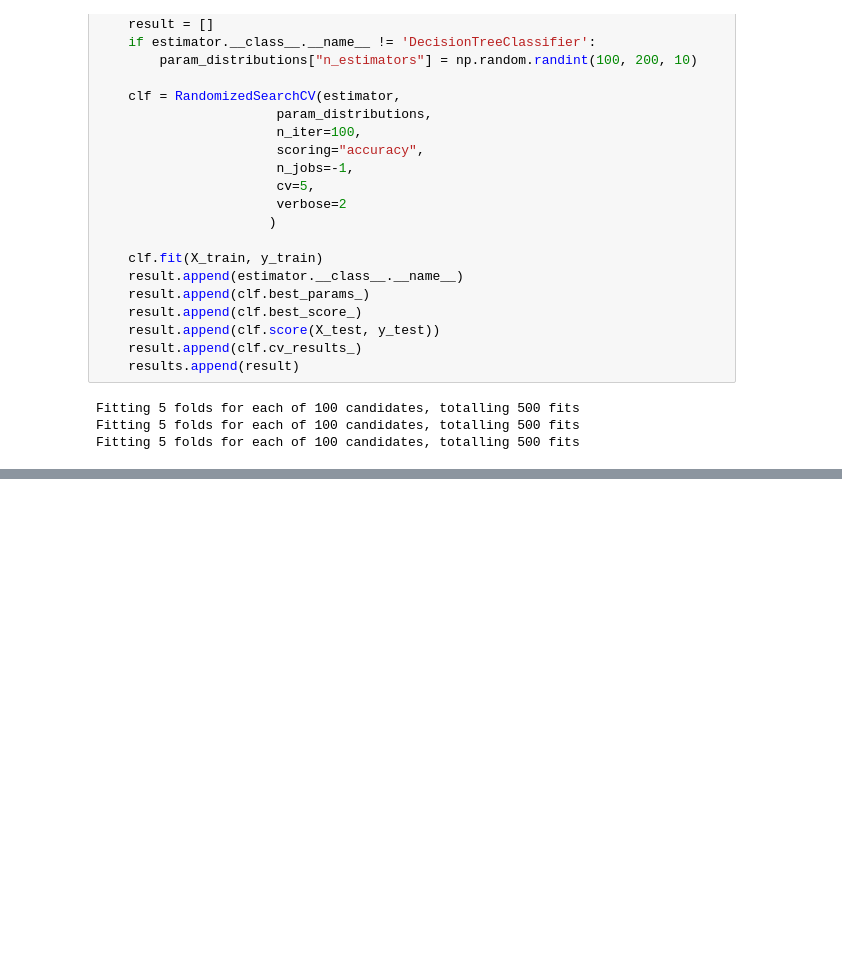
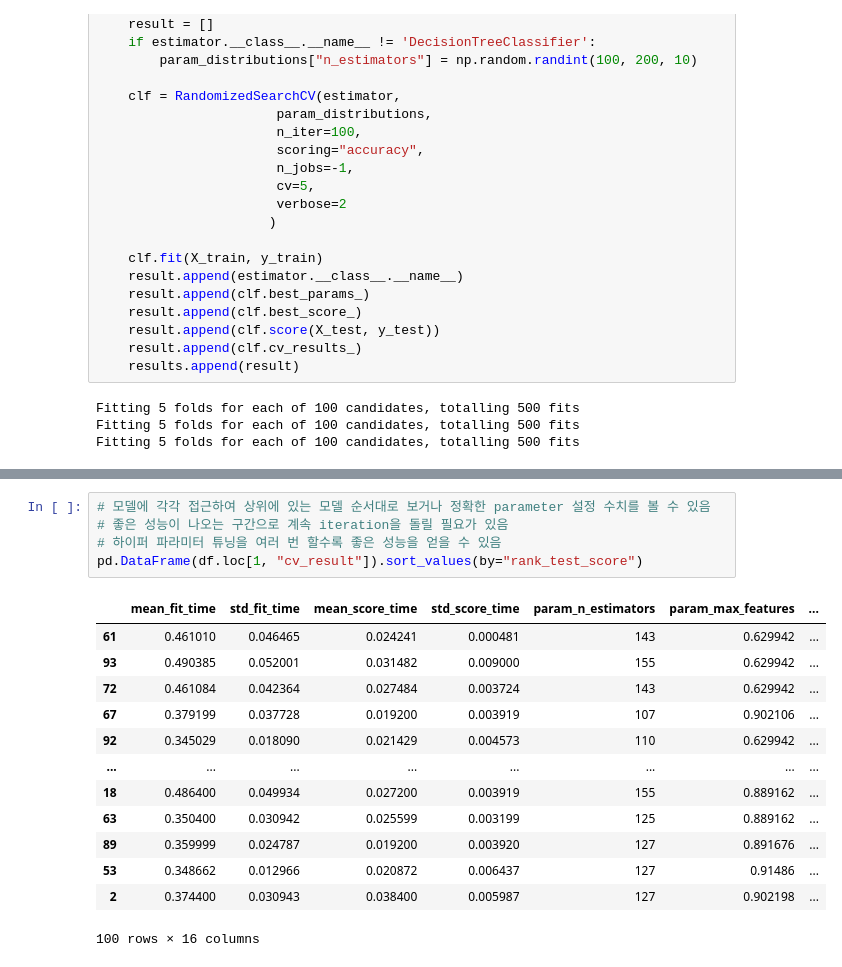
Before and after one commit to shinjangwoon/Kaggle, a Jupyter notebook: kaggle/Pima Indians/Pima Indians 모델과 파라미터 찾기.ipynb, the cells around one changed output, grey strips where cells are left out. Cells and saved outputs as stored; diff of their text form; blank space fills up the shorter version.

Commit message:
모델과 파라미터 찾기

```diff
--- a/kaggle/Pima Indians/Pima Indians 모델과 파라미터 찾기.ipynb
+++ b/kaggle/Pima Indians/Pima Indians 모델과 파라미터 찾기.ipynb
@@ -461,0 +466,19 @@
+# %%
+# 모델에 각각 접근하여 상위에 있는 모델 순서대로 보거나 정확한 parameter 설정 수치를 볼 수 있음
+# 좋은 성능이 나오는 구간으로 계속 iteration을 돌릴 필요가 있음
+# 하이퍼 파라미터 튜닝을 여러 번 할수록 좋은 성능을 얻을 수 있음
+pd.DataFrame(df.loc[1, "cv_result"]).sort_values(by="rank_test_score")
+# %% [output]
+|  | mean_fit_time | std_fit_time | mean_score_time | std_score_time | param_n_estimators | param_max_features | ... |
+| 61 | 0.461010 | 0.046465 | 0.024241 | 0.000481 | 143 | 0.629942 | ... |
+| 93 | 0.490385 | 0.052001 | 0.031482 | 0.009000 | 155 | 0.629942 | ... |
+| 72 | 0.461084 | 0.042364 | 0.027484 | 0.003724 | 143 | 0.629942 | ... |
+| 67 | 0.379199 | 0.037728 | 0.019200 | 0.003919 | 107 | 0.902106 | ... |
+| 92 | 0.345029 | 0.018090 | 0.021429 | 0.004573 | 110 | 0.629942 | ... |
+| ... | ... | ... | ... | ... | ... | ... | ... |
+| 18 | 0.486400 | 0.049934 | 0.027200 | 0.003919 | 155 | 0.889162 | ... |
+| 63 | 0.350400 | 0.030942 | 0.025599 | 0.003199 | 125 | 0.889162 | ... |
+| 89 | 0.359999 | 0.024787 | 0.019200 | 0.003920 | 127 | 0.891676 | ... |
+| 53 | 0.348662 | 0.012966 | 0.020872 | 0.006437 | 127 | 0.91486 | ... |
+| 2 | 0.374400 | 0.030943 | 0.038400 | 0.005987 | 127 | 0.902198 | ... |
+100 rows × 16 columns
```
Also changed, not shown: parts of 12 cells of this notebook.
